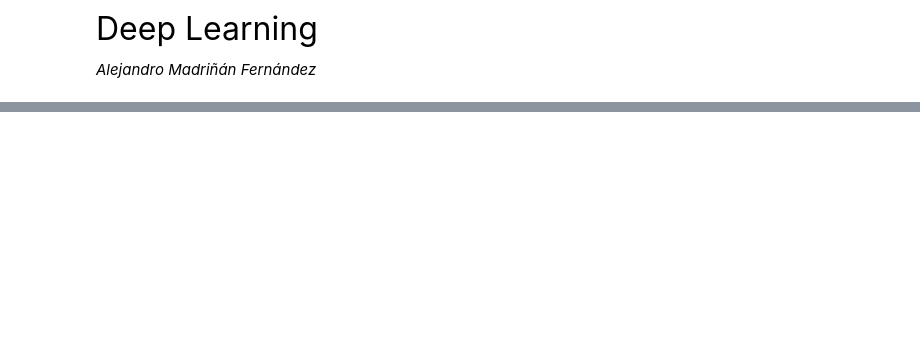
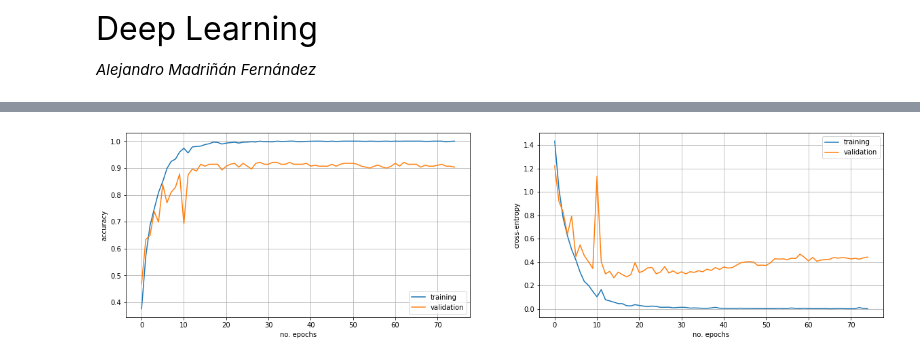
Before and after one commit to alexmadrinanfdez/dl-intro, a Jupyter notebook: dl-intro.ipynb, the cells around one changed output, grey strips where cells are left out. Drawn from its saved outputs; the diff is of its cells as text; code cells hidden in the pictures; blank space fills up the shorter version.

```diff
--- a/dl-intro.ipynb
+++ b/dl-intro.ipynb
@@ -134,0 +251,3 @@ An alternative way of gathering more data is generating it from the original sam
+# %%
+ohe = keras.utils.to_categorical(y = lab, num_classes = len(np.unique(lab)))
+ohe[[500, 1000, 1500, 2000, 2500], :]
@@ -134,0 +438,12 @@ An alternative way of gathering more data is generating it from the original sam
+# %%
+from keras.layers import Dense, Dropout
+
+ffnn = keras.Sequential()
+
+ffnn.add(Dense(units = train.shape[1], activation = 'relu', input_dim = train.shape[1]))
+ffnn.add(Dense(units = 256, activation = 'relu'))
+ffnn.add(Dropout(rate = .3))
+ffnn.add(Dense(units = 32, activation = 'sigmoid'))
+ffnn.add(Dropout(rate = .2))
+ffnn.add(Dense(units = ohe_valid.shape[1], activation = 'softmax'))
+ffnn.output.shape
@@ -134,0 +489,6 @@ An alternative way of gathering more data is generating it from the original sam
+# %%
+ffnn.compile(
+    optimizer = keras.optimizers.SGD(learning_rate = .1, momentum = .7, nesterov = True),
+    loss = 'categorical_crossentropy', metrics = ['acc']
+)
+history = ffnn.fit(x = train, y = ohe_train, batch_size = 64, epochs = 75, validation_data = (valid, ohe_valid))
@@ -134,0 +528,16 @@ An alternative way of gathering more data is generating it from the original sam
+# %%
+fig, (ax1, ax2) = plt.subplots(ncols = 2, figsize = (20, 5))
+ax1.plot(history.history['acc'], label = 'training')
+ax1.plot(history.history['val_acc'], label = 'validation')
+ax2.plot(history.history['loss'], label = 'training')
+ax2.plot(history.history['val_loss'], label = 'validation')
+ax1.legend()
+ax2.legend()
+ax1.set_xlabel('no. epochs')
+ax2.set_xlabel('no. epochs')
+ax1.set_ylabel('accuracy')
+ax2.set_ylabel('cross-entropy')
+ax1.grid()
+ax2.grid()
+# %% [output]
+[figure, added]
```
Also changed, not shown: parts of 54 cells of this notebook.
